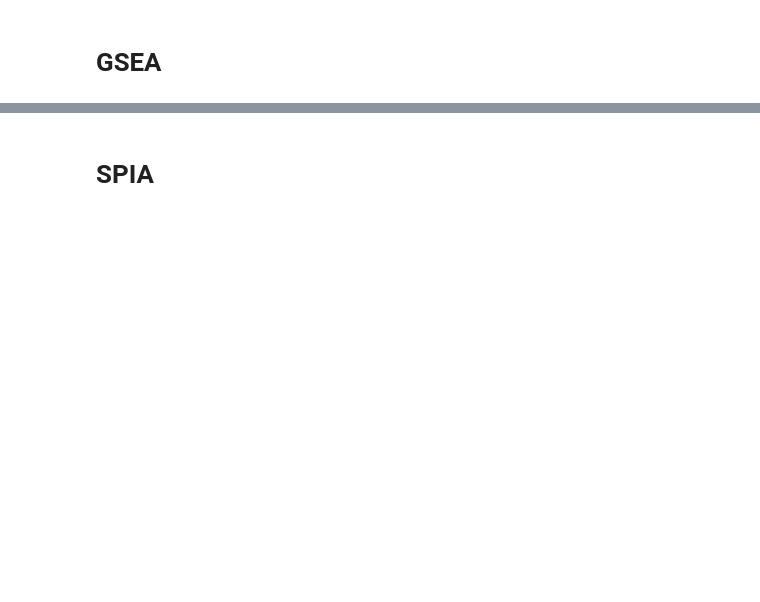
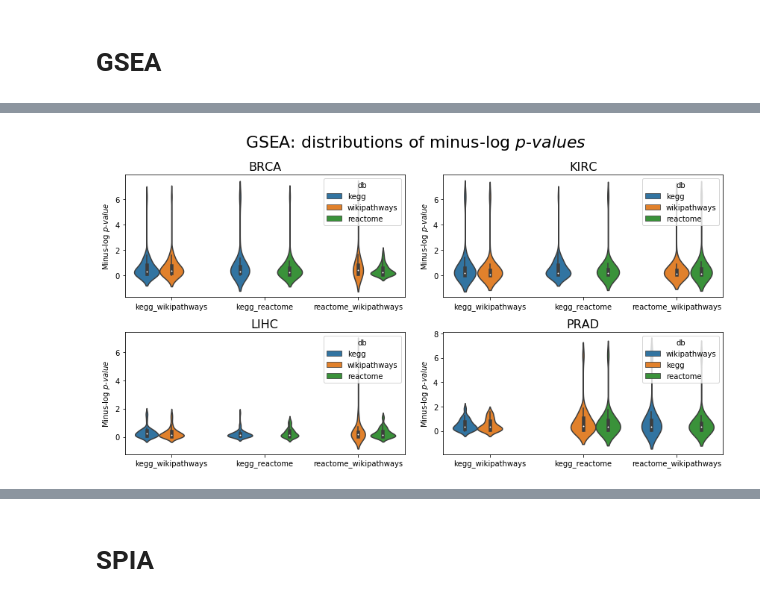
Before and after one commit to pathwayforte/results, a Jupyter notebook: notebooks/evaluation/Comparisons of P-Value Distributions of Pathway Analogs.ipynb, the cells around one changed output, grey strips where cells are left out. Saved outputs shown, nothing was run; the diff lists cells and outputs as text; code cells hidden in the pictures; blank space fills up the shorter version.

```diff
--- a/notebooks/evaluation/Comparisons of P-Value Distributions of Pathway Analogs.ipynb
+++ b/notebooks/evaluation/Comparisons of P-Value Distributions of Pathway Analogs.ipynb
@@ -116,32 +162,0 @@ AttributeError: module 'seaborn' has no attribute 'catplot'
-# %%
-ora_ks_rows = []
-
-for dataset in datasets:
-    dataset_df = ora_df[ora_df.dataset == dataset]
-    for comparison in dataset_df.comparison.unique():
-        dataset_comparison_df = dataset_df[dataset_df.comparison == comparison]
-
-        source_db, target_db = comparison.split('_')
-        wilcoxon_p = get_equivalent_mapping_wilcoxon(
-            dataset_comparison_df,
-            source_db,
-            target_db,
-            identifier_column_name='pathway_id',
-            equivalent_mappings_dict=equivalent_mappings_dict,
-        )
-
-        # 2 sample KS test
-        _, ks_p = ks_2samp(*[
-            group['pval'].values
-            for name, group in dataset_comparison_df.groupby('db')
-        ])
-        ora_ks_rows.append((dataset, comparison, ks_p, wilcoxon_p))
-
-ora_ks_df = pd.DataFrame(
-    ora_ks_rows,
-    columns=['dataset', 'comparison', 'ks_p', 'wilcoxon_p'],
-)
-ora_ks_df['method'] = 'ora'
-ora_ks_df['wilcoxon_significant'] = ora_ks_df['wilcoxon_p'] < 0.05
-ora_ks_df.to_csv(os.path.join(output_directory, 'ks_ora.tsv'), sep='\t', index=False)
-ora_ks_df
@@ -232,7 +170,7 @@ gsea_dfs = []
 
 for dataset in datasets:
     for db1, db2 in itt.product(databases, repeat=2):
-        path = os.path.join(gsea_directory, f'{db1}_{db2}_{dataset}.tsv')
+        path = os.path.join(gsea_directory, f'{db1}_{db2}_{dataset.lower()}.tsv')
         if not os.path.exists(path):
             continue
         df = pd.read_csv(path, sep='\t')
@@ -241,4 +179,9 @@ for dataset in datasets:
         df['dataset'] = dataset
         gsea_dfs.append(df)
 
+N_GSEA_PERMUTATIONS = 500
 gsea_df = pd.concat(gsea_dfs)
+gsea_df['mlp'] = gsea_df.pval.map(lambda x: mlp(x) if x > 0.0 else np.log(N_GSEA_PERMUTATIONS))
+del gsea_df['genes']
+del gsea_df['ledge_genes']
+gsea_df.head()
@@ -253,0 +195,6 @@ gsea_df.head()
+# %%
+draw_mlp_distributions(gsea_df, 'GSEA')
+plt.savefig(os.path.join(output_directory, 'gsea_p_value_distributions.png'))
+plt.show()
+# %% [output]
+[figure, added]
```
Also changed, not shown: parts of 38 cells of this notebook.
